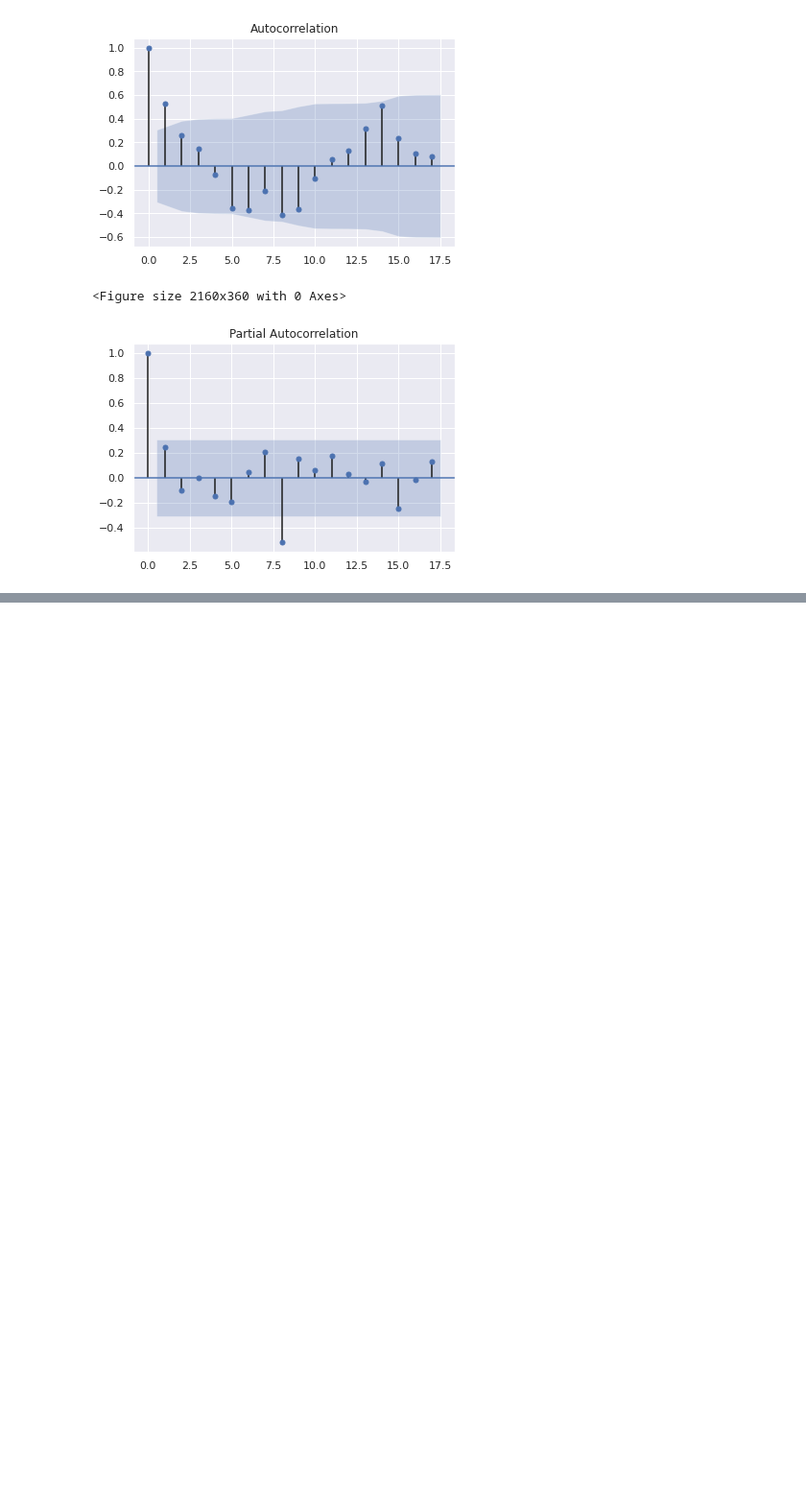
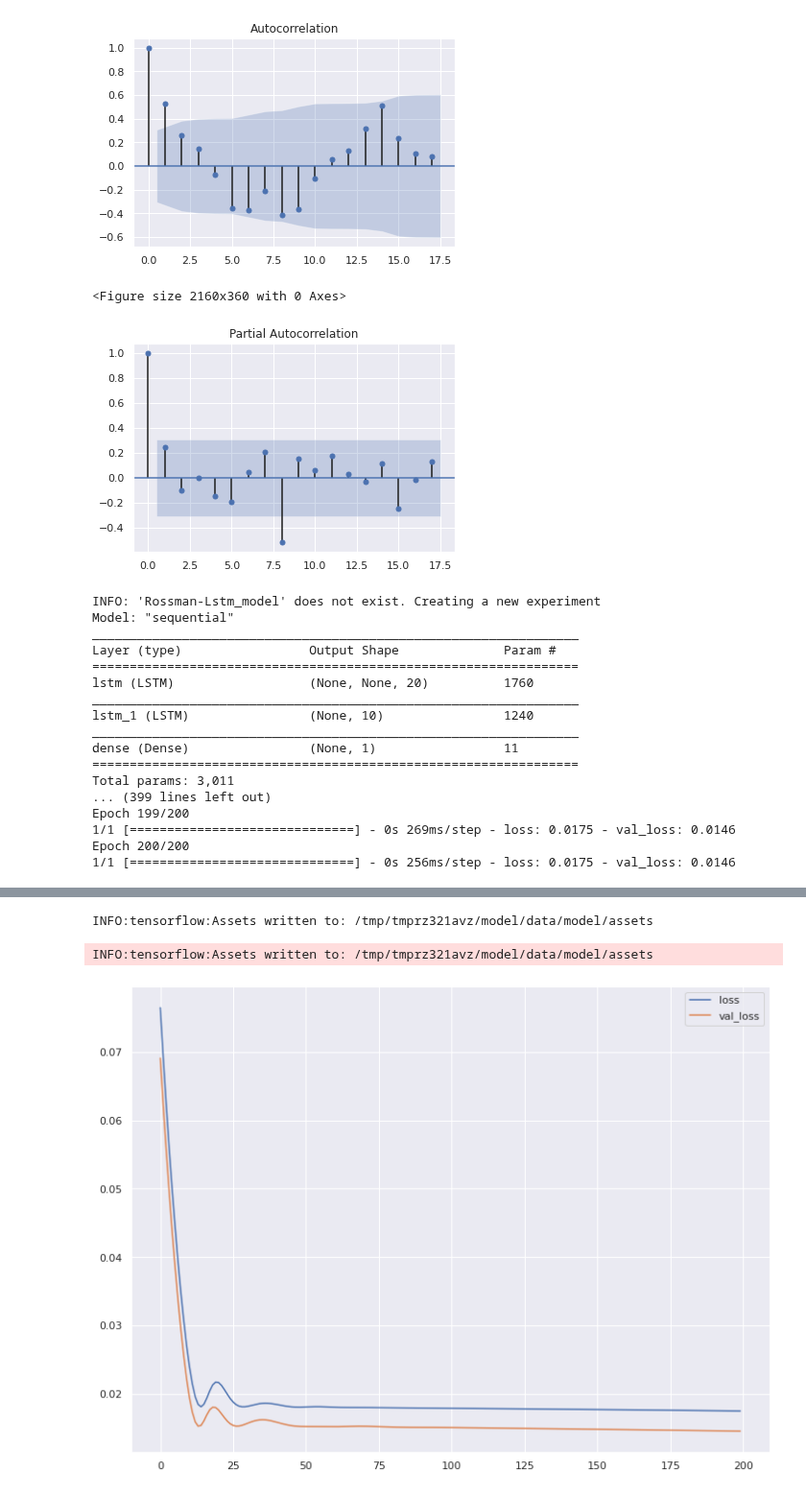
Before and after one commit to nebasam/Forecasting-Sales, a Jupyter notebook: notebooks/rossman_time_analysis.ipynb, the cells around one changed output, grey strips where cells are left out. Shown at 96% size. Drawn from its saved outputs; the diff is of its cells as text; code cells hidden in the pictures; blank space fills up the shorter version.

Commit message:
Trains model

```diff
--- a/notebooks/rossman_time_analysis.ipynb
+++ b/notebooks/rossman_time_analysis.ipynb
@@ -336,3 +354,30 @@ class TimeSeriesSalsesPred:
         dataset = dataset.map(lambda window: (window[:-1], window[-1:]))
         dataset = dataset.batch(batch_size).prefetch(1)
         return dataset
+# %%
+SIZE = len(df_train_agg["Sales"])
+WINDOW_SIZE = 49
+BATCH_SIZE= SIZE-WINDOW_SIZE*2
+EPOCHS = 200
+
+t = TimeSeriesSalsesPred(WINDOW_SIZE, BATCH_SIZE, df_train)
+# %%
+model2, his = t.train(EPOCHS)
+# %% [output]
+INFO: 'Rossman-Lstm_model' does not exist. Creating a new experiment
+Model: "sequential"
+_________________________________________________________________
+Layer (type)                 Output Shape              Param #
+=================================================================
+lstm (LSTM)                  (None, None, 20)          1760
+_________________________________________________________________
+lstm_1 (LSTM)                (None, 10)                1240
+_________________________________________________________________
+dense (Dense)                (None, 1)                 11
+=================================================================
+Total params: 3,011
+... (399 lines left out)
+Epoch 199/200
+1/1 [==============================] - 0s 269ms/step - loss: 0.0175 - val_loss: 0.0146
+Epoch 200/200
+1/1 [==============================] - 0s 256ms/step - loss: 0.0175 - val_loss: 0.0146
@@ -338,0 +385,3 @@ class TimeSeriesSalsesPred:
+INFO:tensorflow:Assets written to: /tmp/tmprz321avz/model/data/model/assets
+INFO:tensorflow:Assets written to: /tmp/tmprz321avz/model/data/model/assets
+[figure, added]
```
Also changed, not shown: parts of 2 cells of this notebook.
